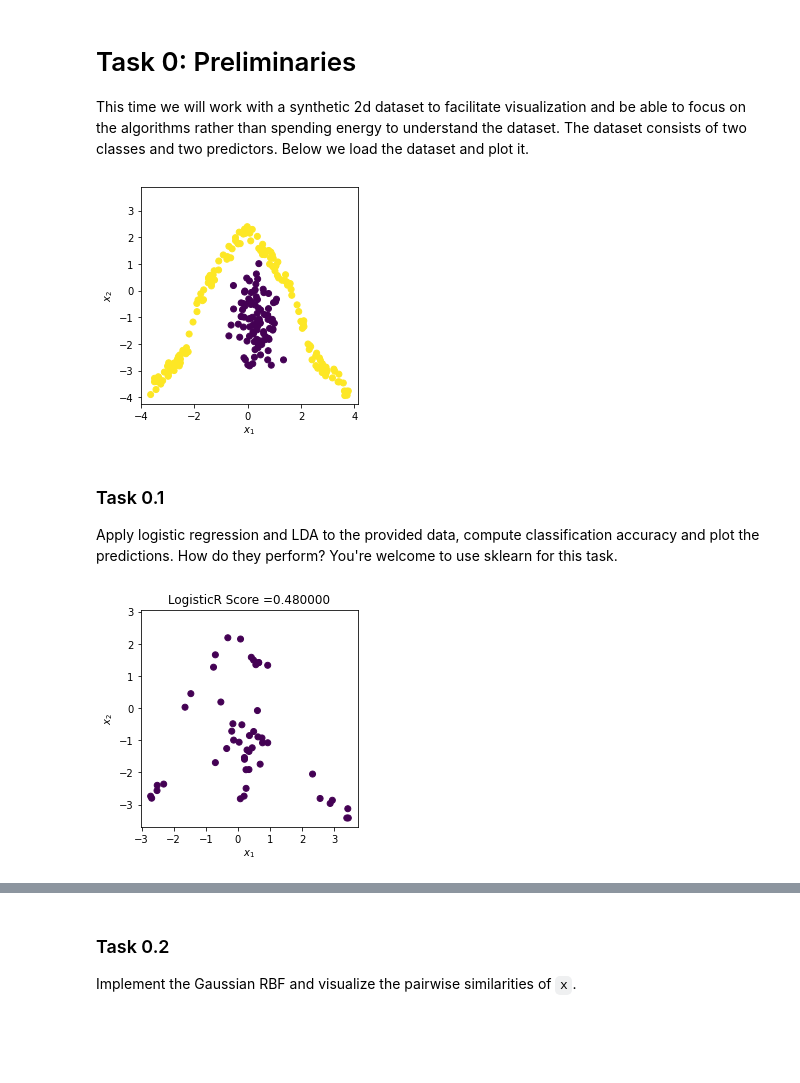
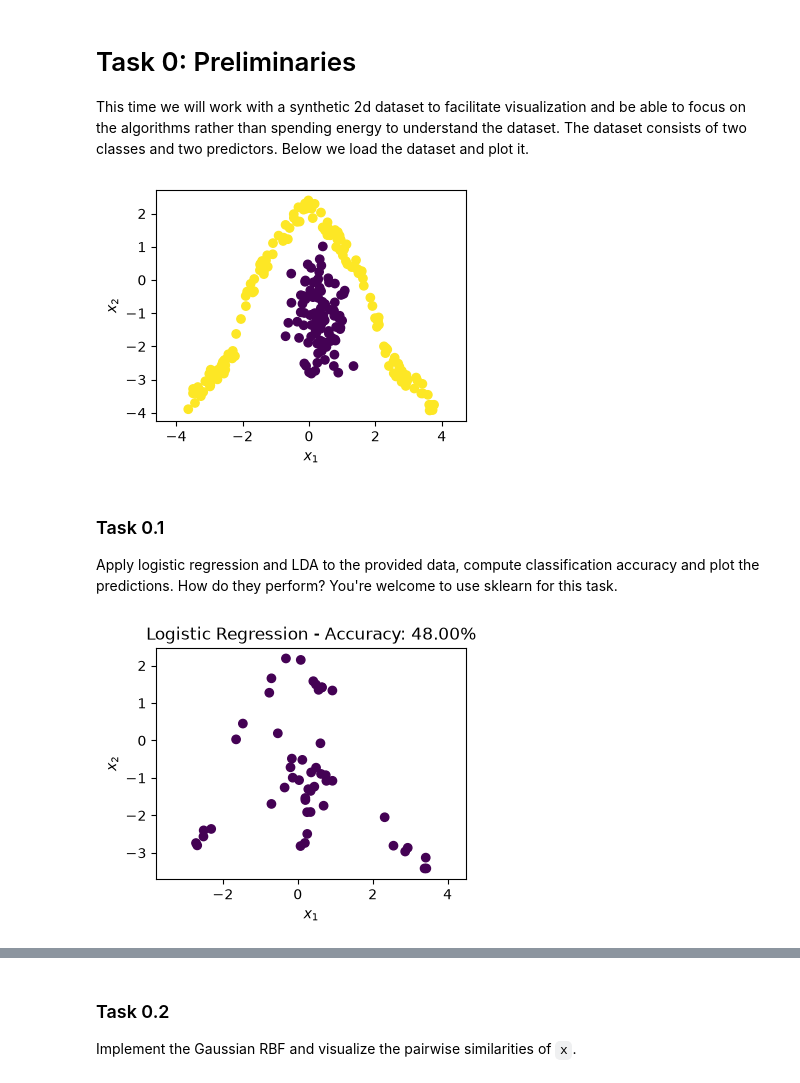
Before and after one commit to JanLuckhardt/machine-learning, a Jupyter notebook: 03_kernel_discriminant_analysis.ipynb, the cells around one changed output, grey strips where cells are left out. Cells and saved outputs as stored; diff of their text form; code cells hidden in the pictures; blank space fills up the shorter version.

```diff
--- a/03_kernel_discriminant_analysis.ipynb
+++ b/03_kernel_discriminant_analysis.ipynb
@@ -17,12 +15,14 @@ This time we will work with a synthetic 2d dataset to facilitate visualization a
 # %%
 X_2d, t_2d = np.load('data/nonlin_2d_data.npy')[:, :2], np.load('data/nonlin_2d_data.npy')[:, 2]
 
+plt.figure(figsize=(4, 3))
 plt.scatter(X_2d[:, 0], X_2d[:, 1], c=t_2d)
 plt.xlabel('$x_1$')
 plt.ylabel('$x_2$')
-plt.axis('square');
+plt.axis('equal')
+plt.show()
 # %% [output]
-[figure, old version]
+[figure, new version]
 # %% [markdown]
 ### Task 0.1
 
@@ -32,15 +32,17 @@ Apply logistic regression and LDA to the provided data, compute classification a
 X_train, X_test, y_train, y_test = train_test_split(X_2d, t_2d, test_size=0.20, random_state=9)
 # %%
 # Logistic Regression
-clf = LogisticRegression(random_state=0).fit(X_train, y_train)
-X_pred=clf.predict(X_test)
-plt.scatter(X_test[:, 0], X_test[:, 1], c=X_pred)
-#plt.scatter(X_2d[:, 0], X_2d[:, 1], c=t_2d,alpha=0.1)
+mod_LR = LogisticRegression().fit(X_train, y_train)
+LR_acc = mod_LR.score(X_test, y_test)
+
+plt.figure(figsize=(4, 3))
+plt.scatter(X_test[:, 0], X_test[:, 1], c=mod_LR.predict(X_test))
 plt.xlabel('$x_1$')
 plt.ylabel('$x_2$')
-plt.title("LogisticR Score =%f"%clf.score(X_test, y_test))
-plt.axis('square');
+plt.title(f'Logistic Regression - Accuracy: {LR_acc:.2%}')
+plt.axis('equal')
+plt.show()
 # %% [output]
-[figure, old version]
+[figure, new version]
 # %%
 # LDA
```
Also changed, not shown: parts of 15 cells of this notebook.
